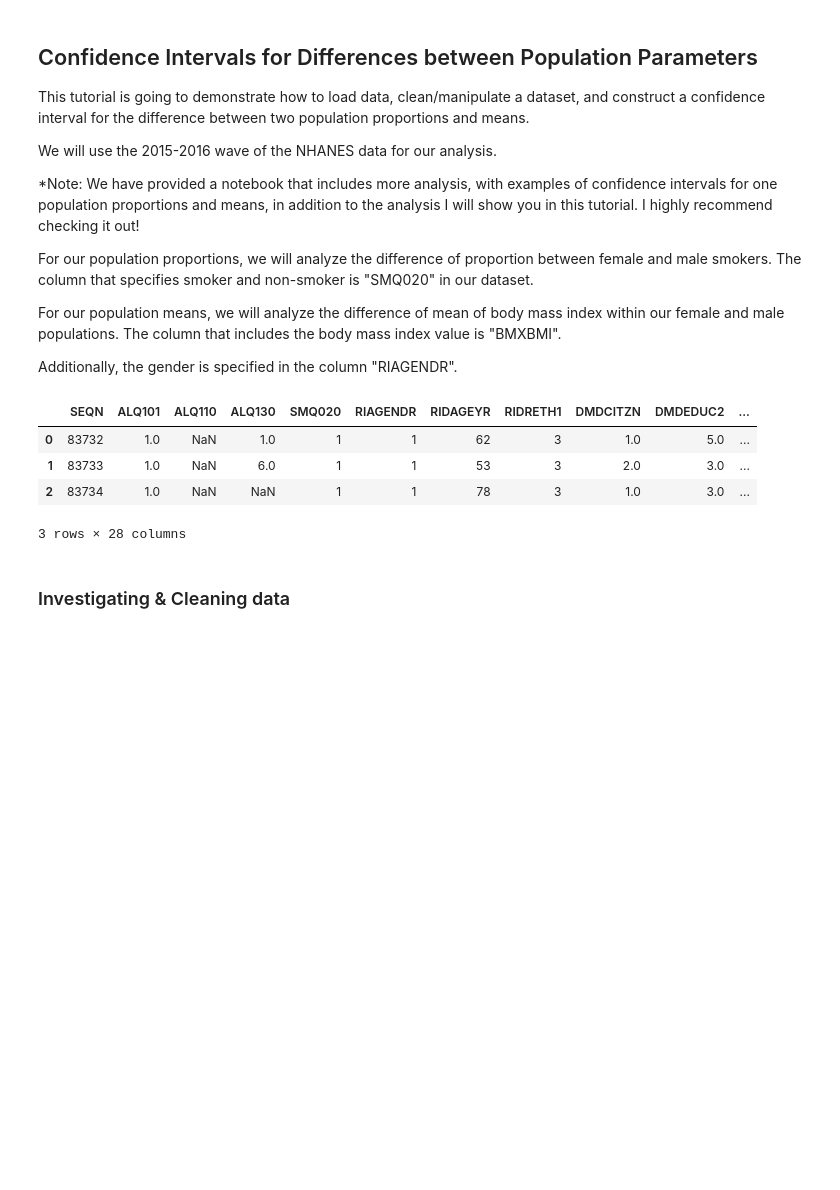
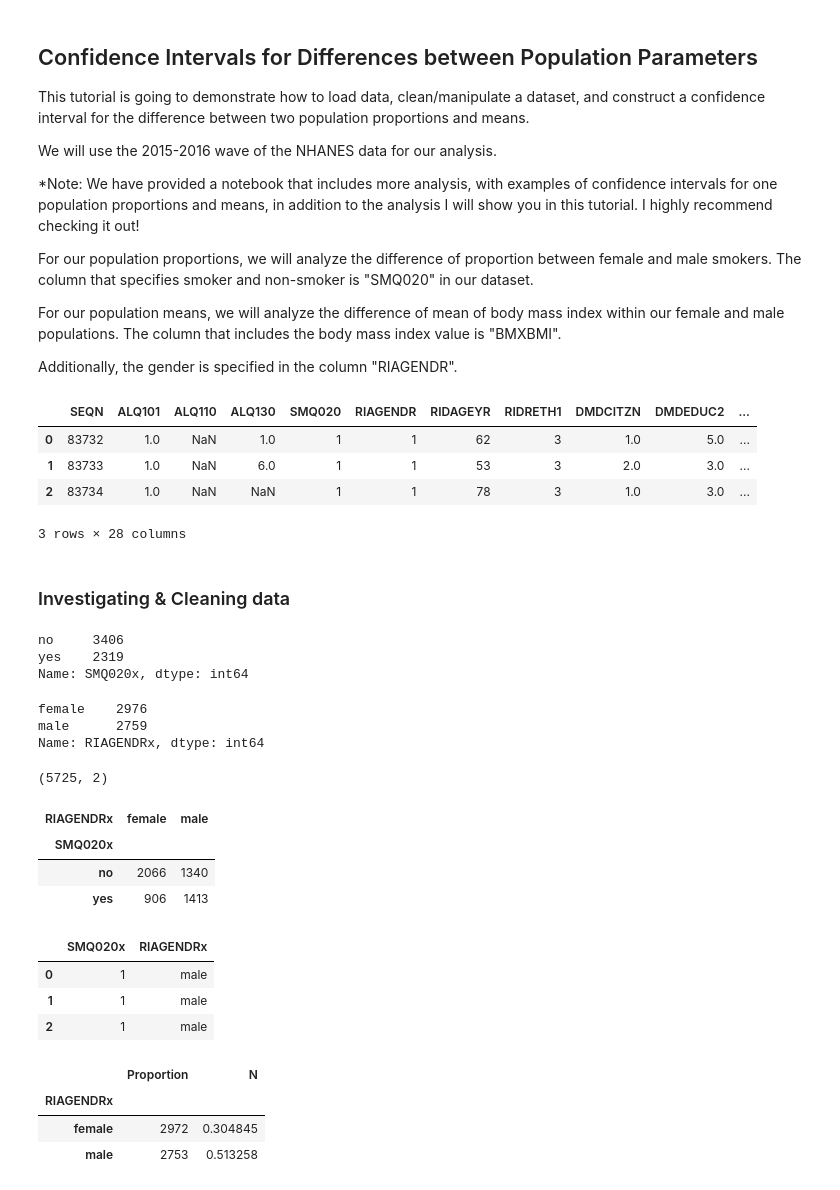
Before and after one commit to dissagaliyeva/python, a Jupyter notebook: inferential_stats/conf_intervals.ipynb, the cells around one changed output. Cells and saved outputs as stored; diff of their text form; code cells hidden in the pictures; blank space fills up the shorter version.

```diff
--- a/inferential_stats/conf_intervals.ipynb
+++ b/inferential_stats/conf_intervals.ipynb
@@ -141,4 +141,48 @@ df.head(3)
 # %% [markdown]
 ### Investigating & Cleaning data
 # %%
-df['SMQ020x'] = df['SMQ020'].replace({1: 'yes', 2: 'no', 7: np.nan})
+df['SMQ020x'] = df['SMQ020'].replace({1: 'yes', 2: 'no', 7: np.nan, 9: np.nan})
+
+df['SMQ020x'].value_counts()
+# %% [output]
+no     3406
+yes    2319
+Name: SMQ020x, dtype: int64
+# %%
+df['RIAGENDRx'] = df['RIAGENDR'].replace({1: 'male', 2: 'female'})
+
+df['RIAGENDRx'].value_counts()
+# %% [output]
+female    2976
+male      2759
+Name: RIAGENDRx, dtype: int64
+# %%
+dx = df[['SMQ020x', 'RIAGENDRx']].dropna()
+dx.shape
+# %% [output]
+(5725, 2)
+# %%
+pd.crosstab(dx.SMQ020x, dx.RIAGENDRx)
+# %% [output]
+| RIAGENDRx | female | male |
+| SMQ020x |  |  |
+| no | 2066 | 1340 |
+| yes | 906 | 1413 |
+# %%
+dx['SMQ020x'] = dx['SMQ020x'].replace({'yes': 1,
+                                       'no': 0})
+dx.head(3)
+# %% [output]
+|  | SMQ020x | RIAGENDRx |
+| 0 | 1 | male |
+| 1 | 1 | male |
+| 2 | 1 | male |
+# %%
+dz = dx.groupby('RIAGENDRx').agg(['count', 'mean'])
+dz.columns = ['Proportion', 'N']
+dz
+# %% [output]
+|  | Proportion | N |
+| RIAGENDRx |  |  |
+| female | 2972 | 0.304845 |
+| male | 2753 | 0.513258 |
```
Also changed, not shown: parts of 11 cells of this notebook, 1 other file.
